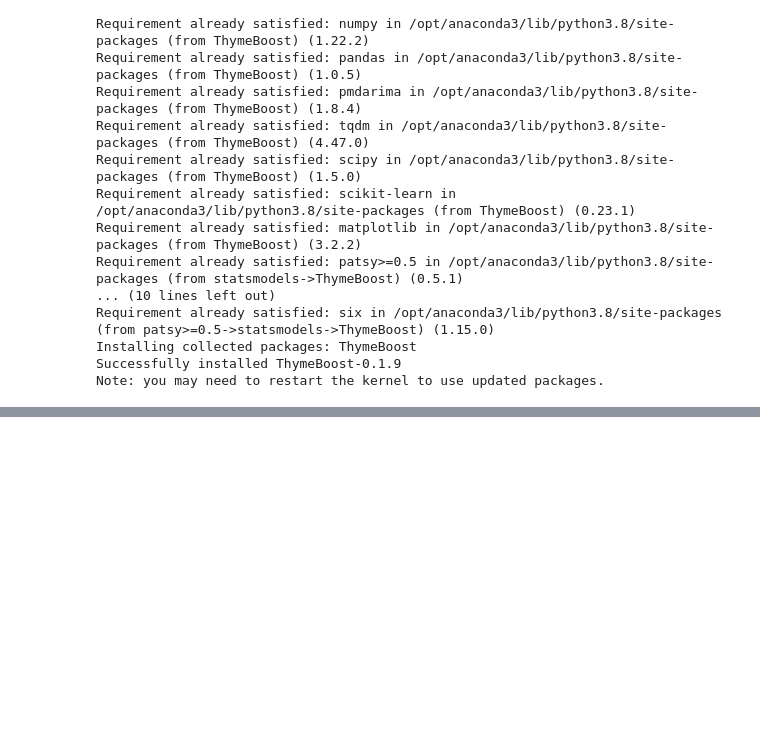
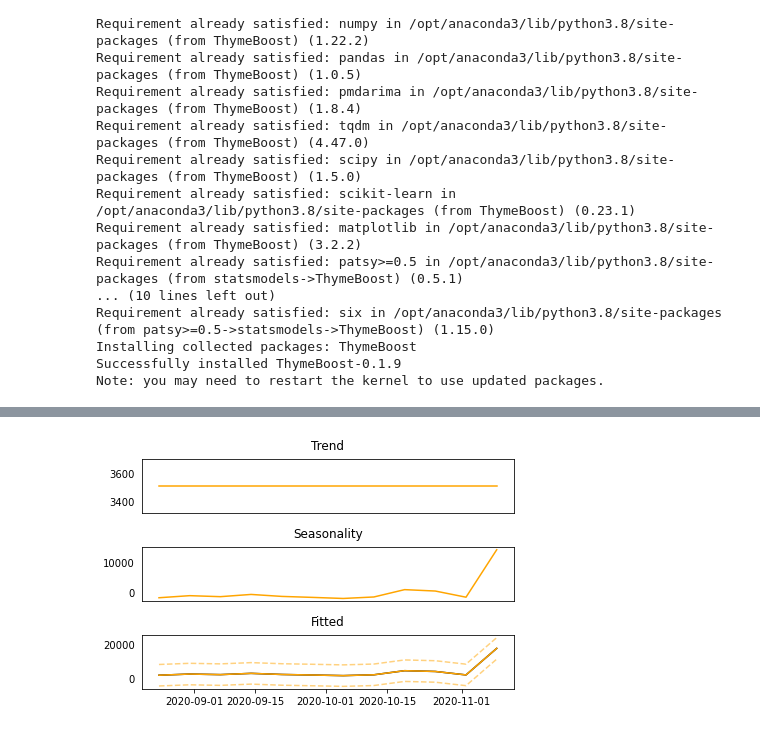
Before and after one commit to jswark/newbie, a Jupyter notebook: minor/3d year/HW 3d module.ipynb, the cells around one changed output, grey strips where cells are left out. Saved outputs shown, nothing was run; the diff lists cells and outputs as text; code cells hidden in the pictures; blank space fills up the shorter version.

```diff
--- a/minor/3d year/HW 3d module.ipynb
+++ b/minor/3d year/HW 3d module.ipynb
@@ -487,0 +555,4 @@ array([38823.0, 39019.0, 36231.0, 35575.0, 37826.0, 39420.0, 41455.0,
+# %%
+boost_mod.plot_components(output)
+# %% [output]
+[figure, added]
```
Also changed, not shown: parts of 20 cells of this notebook.
